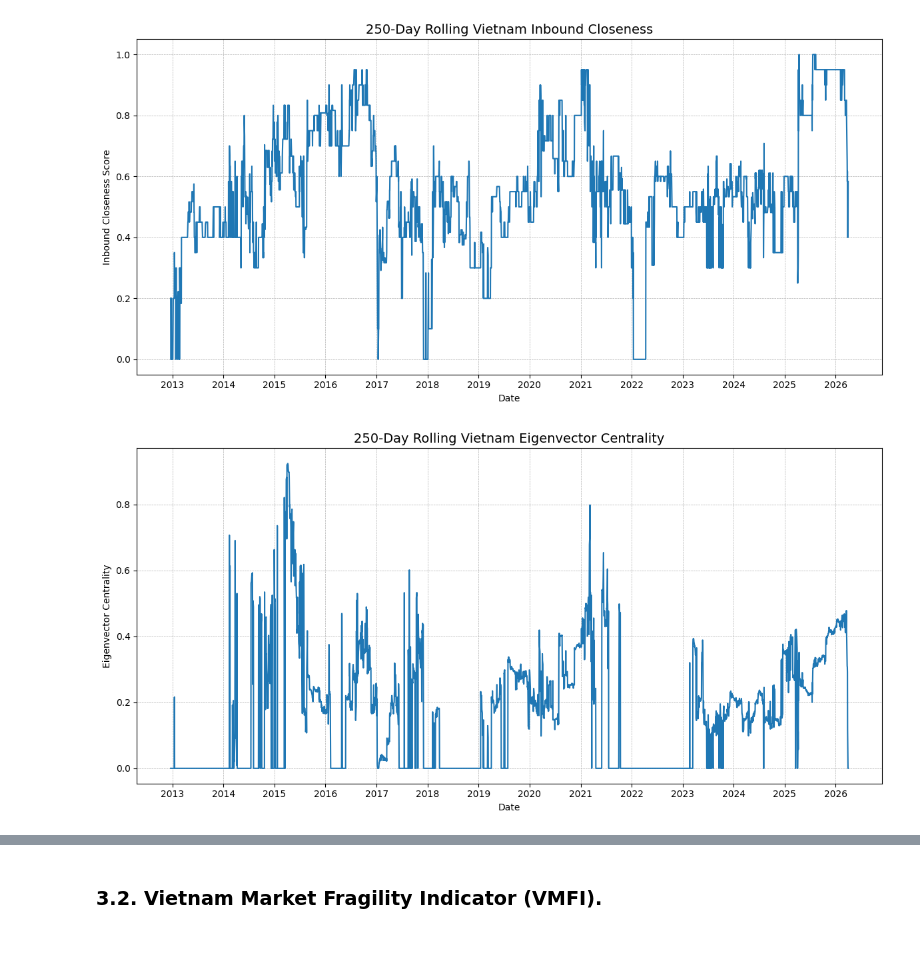
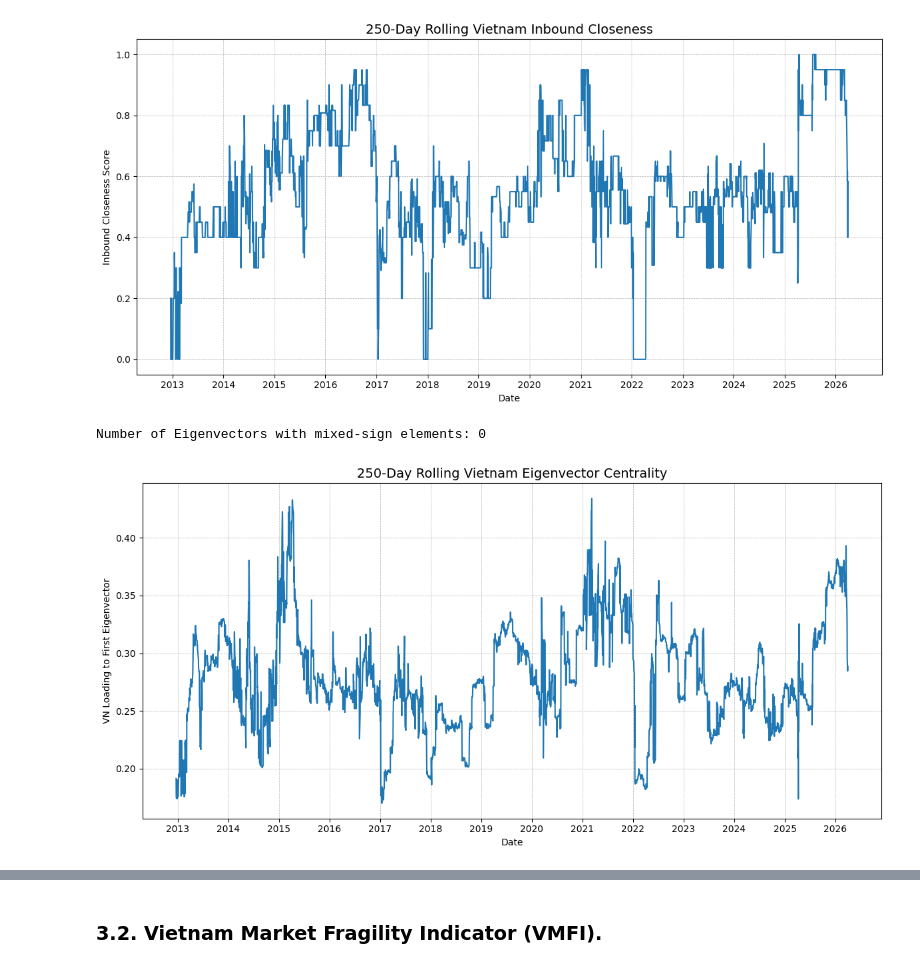
Before and after one commit to SebastianoDenegri/vietnam-systemic-risk-index, a Jupyter notebook: A_Systemic_Risk_Framework_for_the_Vietnamese_Market_a_Composite_Risk_Index_and_Financial_Stress_Prediction.ipynb, the cells around one changed output, grey strips where cells are left out. Saved outputs shown, nothing was run; the diff lists cells and outputs as text; code cells hidden in the pictures.

Commit message:
Completed Vietnam Global Contagion Indicator

```diff
--- a/A_Systemic_Risk_Framework_for_the_Vietnamese_Market_a_Composite_Risk_Index_and_Financial_Stress_Prediction.ipynb
+++ b/A_Systemic_Risk_Framework_for_the_Vietnamese_Market_a_Composite_Risk_Index_and_Financial_Stress_Prediction.ipynb
@@ -1063,46 +1070,44 @@ for date, df_day in gc_rolling_df.groupby("date"):
   df_sig = df_day[(df_day["p_value"] < pvalue_threshold) & (df_day["coef"] > 0)]
   # get full set of nodes for this day
   nodes = pd.unique(pd.concat([df_day["causing"], df_day["caused"]]))
-  # initialize adjacency matrix with zeros
-  A = pd.DataFrame(0.0, index=nodes, columns=nodes)
+  # initialize adjacency matrix with Katz cenrality
+  A = pd.DataFrame(0.1, index=nodes, columns=nodes) #Katz Centrality: give each node base cenrality = 0.01
   # fill adjacency matrix
   for _, row in df_sig.iterrows():
     i = row["causing"]
     j = row["caused"]
-    A.loc[i, j] = row["coef"]
+    A.loc[i, j] = row["coef"]+0.1 #add the coefficient to the base cenrality assigned to every node
 
   adjacency_matrices[date] = A
-# %%
-# Build a Eigenvector centrality measure for Vietnam
-results = []
-for date, A in adjacency_matrices.items():
-  M = A.values.T
-  n = M.shape[0]
-  # initialize vector
-  v = np.ones(n) / n
-  # power iteration
-  for _ in range(100):
-    v_new = M @ v
-    norm = np.linalg.norm(v_new)
-    if norm == 0:
-      v = np.zeros(n)
-      break
-    v = v_new / norm
-  vn_score = v[list(A.index).index("VNINDEX")]
-  results.append([date, vn_score])
-
-vn_eigen = pd.DataFrame(results, columns=["date", "eigenvector_centrality"]).set_index("date")
+# %%
+eigen_vn = []
+invalid=0
+for date, A in adjacency_matrices.items():
+  eigenvalues, eigenvectors = np.linalg.eig(A.T)
+  idx = eigenvalues.real.argmax() #do not consider complex part of eigenvalues
+  vec = eigenvectors[:, idx].real #do not consider complex part of eigenvectors
+  if (np.any(vec > 0) and np.any(vec < 0)):
+    invalid +=1
+  elif vec.sum() < 0:
+    vec = -vec
+  eigen_vn.append({'date': date,'vn_loading': vec[A.index.get_loc("VNINDEX")]})
+
+eigen_vn = pd.DataFrame(eigen_vn).set_index('date')
+# %%
+print('Number of Eigenvectors with mixed-sign elements:', invalid)
+# %% [output]
+Number of Eigenvectors with mixed-sign elements: 0
 # %%
 fig, ax1 = plt.subplots(figsize=(12, 6))
-plt.plot(vn_eigen)
+plt.plot(eigen_vn)
 plt.title('250-Day Rolling Vietnam Eigenvector Centrality', fontsize=14)
 plt.xlabel('Date')
-plt.ylabel('Eigenvector Centrality')
+plt.ylabel('VN Loading to First Eigenvector')
 plt.grid(True, linestyle='--', linewidth=.5)
 ax = plt.gca()
 ax.xaxis.set_major_locator(mdates.YearLocator(1))
 ax.xaxis.set_major_formatter(mdates.DateFormatter('%Y'))
 plt.tight_layout()
 plt.show()
 # %% [output]
-[figure, old version]
+[figure, new version]
```
Also changed, not shown: parts of 11 cells of this notebook.
